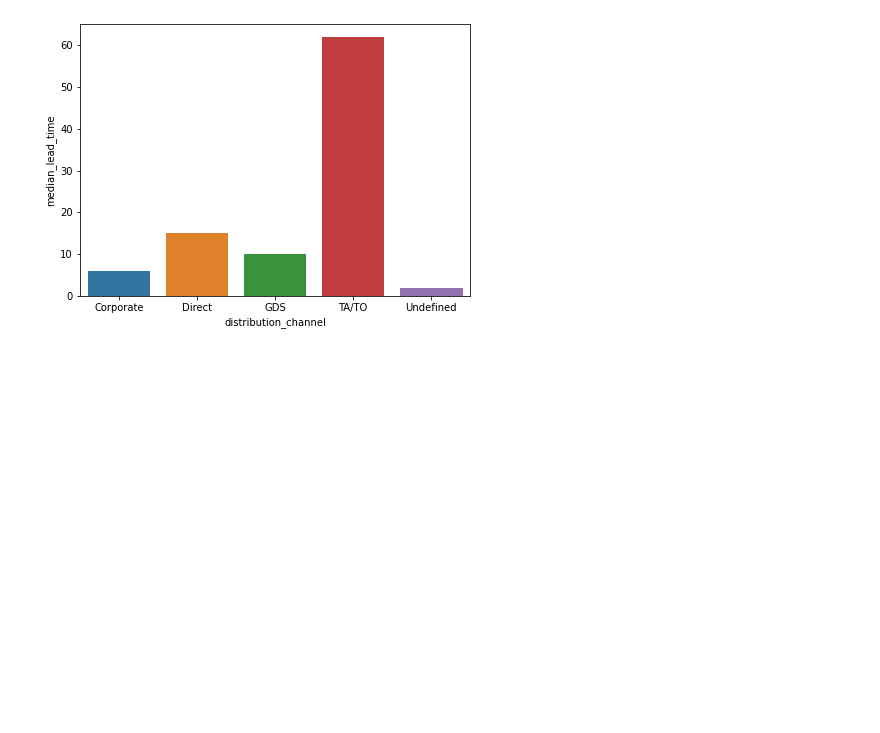
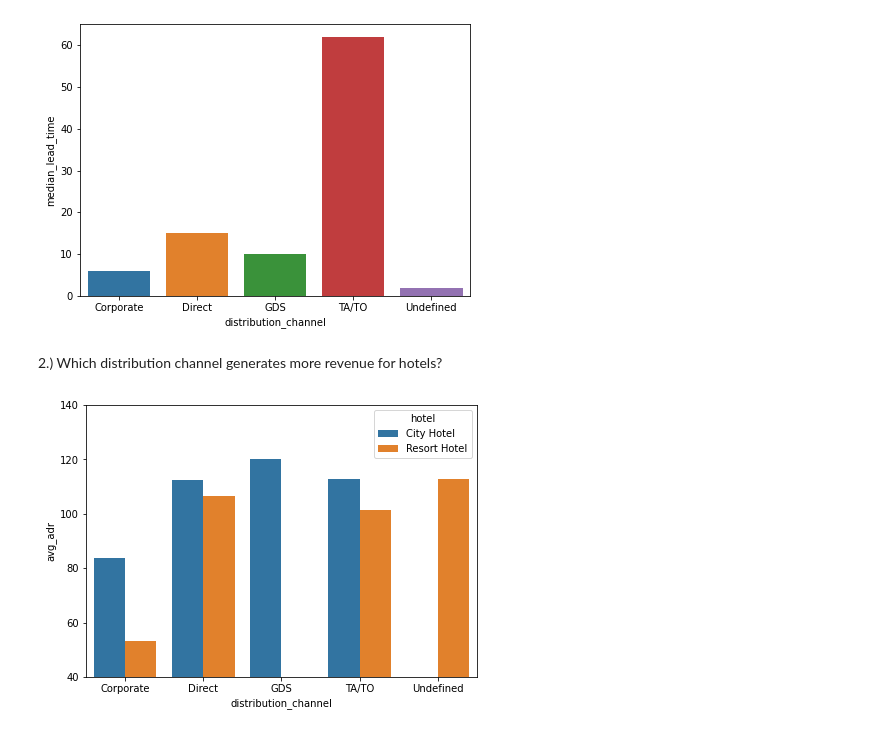
Before and after one commit to MrityunjaySingh18/Hotel-Booking-Analysis, a Jupyter notebook: Copy_of_Hotel_Booking_Analysis_Capstone_Project.ipynb, the cells around one changed output. Drawn from its saved outputs; the diff is of its cells as text; code cells hidden in the pictures; blank space fills up the shorter version.

```diff
--- a/Copy_of_Hotel_Booking_Analysis_Capstone_Project.ipynb
+++ b/Copy_of_Hotel_Booking_Analysis_Capstone_Project.ipynb
@@ -395,3 +395,14 @@ sns.barplot(x = d2['distribution_channel'], y = d2['median_lead_time'])
 plt.show()
 # %% [output]
 [figure]
+# %% [markdown]
+2.) Which distribution channel generates more revenue for hotels?
+# %%
+distribution_channel_hotel_grouping = hotelanalysis_df1.groupby(['distribution_channel', 'hotel'])
+dr = pd.DataFrame(round((distribution_channel_hotel_grouping['adr']).agg(np.mean),2)).reset_index().rename(columns = {'adr': 'avg_adr'})
+plt.figure(figsize = (7,5))
+sns.barplot(x = dr['distribution_channel'], y = dr['avg_adr'], hue = dr['hotel'])
+plt.ylim(40, 140)
+plt.show()
+# %% [output]
+[figure, added]
```
Also changed, not shown: parts of 2 cells of this notebook.
